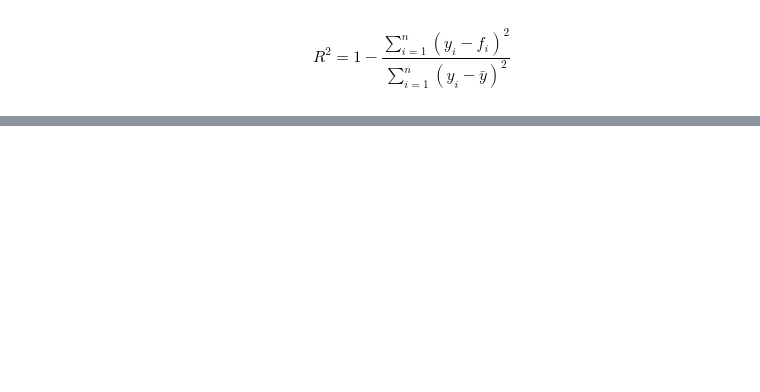
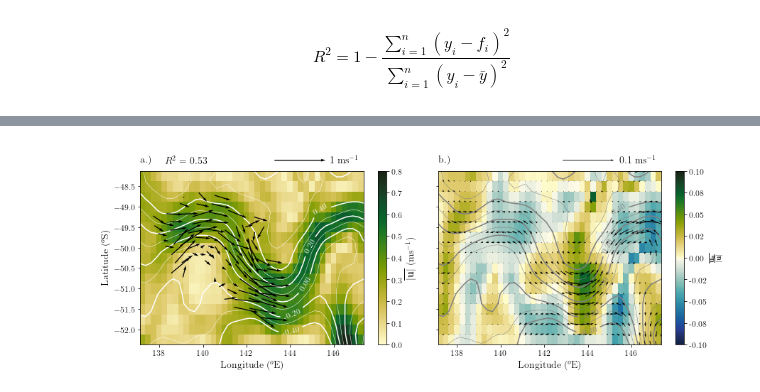
Before and after one commit to janjaapmeijer/phd-public, a Jupyter notebook: 02_analysis/04_surface-velocities.ipynb, the cells around one changed output, grey strips where cells are left out. Saved outputs shown, nothing was run; the diff lists cells and outputs as text; code cells hidden in the pictures; blank space fills up the shorter version.

```diff
--- a/02_analysis/04_surface-velocities.ipynb
+++ b/02_analysis/04_surface-velocities.ipynb
@@ -352,3 +369,52 @@ for iax in range(len(ax)):
+# %%
+fig, ax = plt.subplots(1, 2, figsize=(12, 4), sharey=True, constrained_layout=True)
+fig.tight_layout()
+
+pcol = ax[0].pcolor(ssh.longitude, ssh.latitude, gw.Vgrad.sel(time=timevoy).mean('time'),
+                 vmin=0, vmax=0.8, cmap=cmo.cm.speed)
+cbar = fig.colorbar(pcol, ax=ax[0])
+cbar.ax.set_ylabel(r'$\overline{|{\bf u}|}$ (ms$^{-1}$)', fontsize=fs_large)
+
+# plot adcp velocity vectors
+quiv2 = ax[0].quiver(lon_ctd[2:], lat_ctd[2:], umldmean[2:], vmldmean[2:],
+                  units='inches', scale=1, width=1.5e-3*fig.get_size_inches()[0], pivot='mid', zorder=3)
+qk = plt.quiverkey(quiv2, 0.34, 1, 1, r'1 ms$^{-1}$', labelpos='E', coordinates='figure',
+                   fontproperties={'size': fs_large})
+plt.text(-0.5, 1.16, r'$R^2 = $ %s' %round(R2_Vgrad, 2), transform=ax2.transAxes, fontsize=fs_large)
+
+
+cmap = cmo.cm.delta
+vmin, vmax = -0.1, 0.1
+pcol = ax[1].pcolor(ssh.longitude, ssh.latitude, dV_gw.sel(time=timevoy).mean('time'),
+                 vmin=vmin, vmax=vmax, cmap=cmap)
+quiv = ax[1].quiver(ssh.longitude, ssh.latitude, uag.mean('time'), vag.mean('time'),
+                 units='inches', scale=0.1, width=1e-3*fig.get_size_inches()[0], pivot='mid', zorder=3)
+qk = plt.quiverkey(quiv, 0.81, 1, 0.1, r'0.1 ms$^{-1}$', labelpos='E', coordinates='figure',
+                   fontproperties={'size': fs_large})
+cbar = fig.colorbar(pcol, ax=ax[1])
+cbar.ax.yaxis.set_major_formatter(mticker.FormatStrFormatter('%.2f'))
+cbar.ax.set_ylabel(r'$\overline{\frac{\bf u_a}{|{\bf u}|}}$', fontsize=fs_large)
+
+# plot voyagemean ADT contours
+ct_color = ['w', 'gray', 'gray']
+bounds = [-0.4, -0.3, -0.2, -0.1, 0, 0.1, 0.2, 0.3, 0.4, 0.5, 0.6]
+manual = [(144, -52), (144, -51.5), (145, -51), (145, -50), (145, -48.6)]
+for iax in range(len(ax)):
+    ct = ax[iax].contour(ssh.longitude, ssh.latitude, ssh.adt.sel(time=timevoy).mean('time'), bounds,
+                         colors=ct_color[iax], linestyles='solid', linewidths=0.5)
+    for ib, b in enumerate(bounds):
+        if b in bounds[0::2]:
+            zc = ct.collections[ib]
+            plt.setp(zc, linewidth=1.5)
+    ax[iax].clabel(ct, bounds[0::2], inline=1, fontsize=fs_small, fmt='%.2f', manual=manual)
+
+    # plot labels
+    ax[iax].text(0, 1.05, string.ascii_lowercase[iax] + '.)', transform=ax[iax].transAxes, size=fs_large, weight='bold')
+    ax[iax].set_xlabel(r'Longitude ($^o$E)', fontsize=fs_large)
+    if iax != 1:
+        ax[iax].set_ylabel(r'Latitude ($^o$S)', fontsize=fs_large)
+# %% [output]
+[figure, added]
 # %%
 if savefig:
     extensions = ['.png', '.pdf', '.eps']
```
Also changed, not shown: parts of 12 cells of this notebook.
